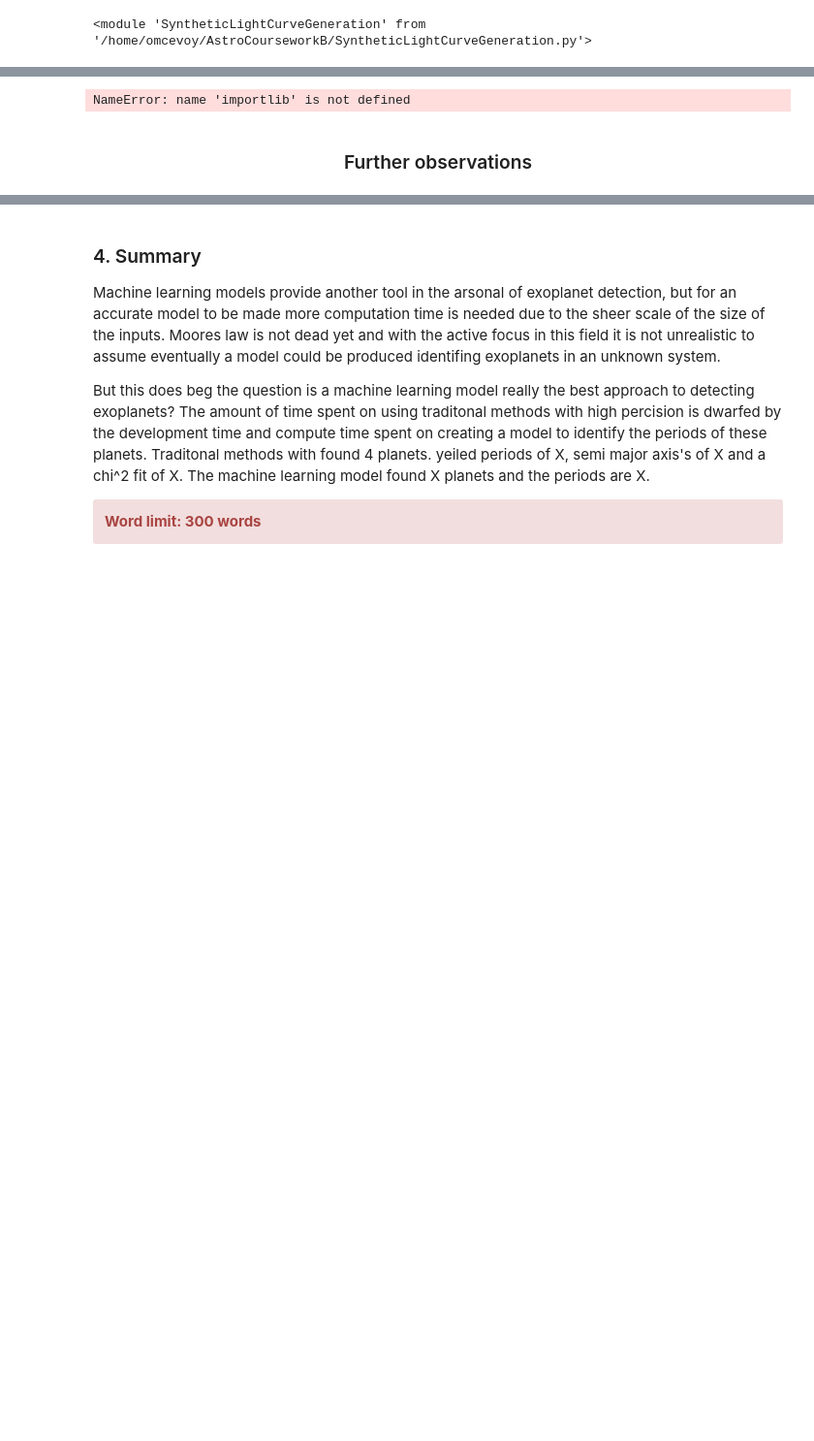
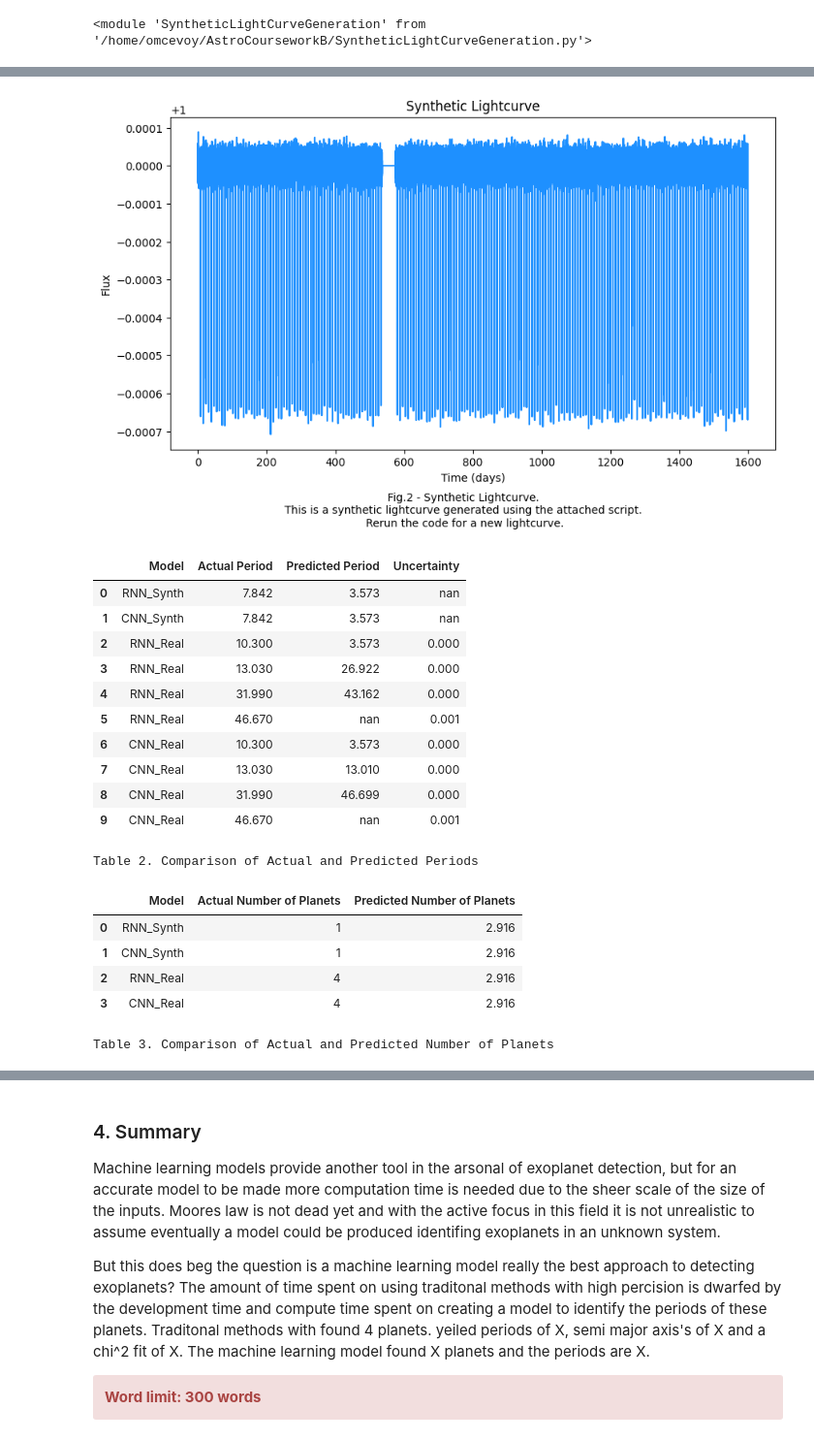
Before and after one commit to OliverMcEvoy/PlanetFinder, a Jupyter notebook: Coursework_B_24474.ipynb, the cells around one changed output, grey strips where cells are left out. Shown at 97% size. Saved outputs shown, nothing was run; the diff lists cells and outputs as text; code cells hidden in the pictures; blank space fills up the shorter version.

```diff
--- a/Coursework_B_24474.ipynb
+++ b/Coursework_B_24474.ipynb
@@ -129,16 +141,21 @@ The periods of the transit can be verified by phase folding the light cuvre, as
 # %%
-importlib.reload(tff)
-importlib.reload(pg)
+# Load the data into a dataframe.
+# Medfilt found to be best
+fits_file_path = 'CourseworkData/Objectlc'
+kepler_dataframe = tff.loadDataFromFitsFiles(fits_file_path,'medfilt')
 
 
 if i_just_want_to_see_the_code_run:
       allowed_deviation = 0.01
       resolution_of_bls = 1000
+      # Note this will cause some unphysical uncertainites, but it will run faster.
       number_of_bootstrap_iterations_for_uncertainties = 1
+      bootstrap_resolution = 1000
 else:
       allowed_deviation = 0.01
       resolution_of_bls = 10000
-      number_of_bootstrap_iterations_for_uncertainties = 1
+      number_of_bootstrap_iterations_for_uncertainties = 100
+      bootstrap_resolution = 1000
 
 
 peaks = [10.3,13.03,31.99,46.67]
@@ -152,7 +169,8 @@ bls_analysis_results = tff.analyze_peaks_with_bls(
       duration_range=(0.01, 0.25),
       resolution=resolution_of_bls,
       allowed_deviation=allowed_deviation,
-      n_bootstrap=number_of_bootstrap_iterations_for_uncertainties
+      n_bootstrap=number_of_bootstrap_iterations_for_uncertainties,
+      bootstrap_resolution=bootstrap_resolution
 )
 # %%
 importlib.reload(tff)
@@ -584,21 +574,39 @@ Those focussing on more advanced data analysis can use part of their word count
 \end{array}
 \end{array}
 \end{array}
-# %%
-importlib.reload(ml_prediction)
-
-ml_results = {}
-
-
-RNN_model_path = 'RNN_Model.pth'
-
-
-
-ml_results['RNN_Synth'] = ml_prediction.main(RNN_model_path,'RNN',True)
-
-print(ml_results['RNN_Synth']['true_periods'])
-print(ml_results['RNN_Synth']['predicted_periods'])
-# %% [output]
-NameError: name 'importlib' is not defined
-# %% [markdown]
-<h3 align = 'center'> Further observations </h3>
+# %%
+importlib.reload(ml_prediction)
+
+ml_results = {}
+
+
+RNN_model_path = 'Models/RnnModel.pth'
+CNN_model_path = 'Models/CnnModel.pth'
+max_planets_in_system = 5
+
+
+ml_results['RNN_Synth'],ml_results['CNN_Synth'] = ml_prediction.main(model_path=RNN_model_path,model_name='both',comparison_model_path=CNN_model_path,generate_light_curve=True, max_planets_in_system=max_planets_in_system)
+ml_results['RNN_Real'],ml_results['CNN_Real'] = ml_prediction.main(model_path=RNN_model_path,model_name='both',comparison_model_path=CNN_model_path,generate_light_curve=False, max_planets_in_system=max_planets_in_system)
+
+
+ml_prediction.print_comparison_results(ml_results,bls_analysis_results)
+# %% [output]
+[figure, added]
+|  | Model | Actual Period | Predicted Period | Uncertainty |
+| 0 | RNN_Synth | 7.842 | 3.573 | nan |
+| 1 | CNN_Synth | 7.842 | 3.573 | nan |
+| 2 | RNN_Real | 10.300 | 3.573 | 0.000 |
+| 3 | RNN_Real | 13.030 | 26.922 | 0.000 |
+| 4 | RNN_Real | 31.990 | 43.162 | 0.000 |
+| 5 | RNN_Real | 46.670 | nan | 0.001 |
+| 6 | CNN_Real | 10.300 | 3.573 | 0.000 |
+| 7 | CNN_Real | 13.030 | 13.010 | 0.000 |
+| 8 | CNN_Real | 31.990 | 46.699 | 0.000 |
+| 9 | CNN_Real | 46.670 | nan | 0.001 |
+Table 2. Comparison of Actual and Predicted Periods
+|  | Model | Actual Number of Planets | Predicted Number of Planets |
+| 0 | RNN_Synth | 1 | 2.916 |
+| 1 | CNN_Synth | 1 | 2.916 |
+| 2 | RNN_Real | 4 | 2.916 |
+| 3 | CNN_Real | 4 | 2.916 |
+Table 3. Comparison of Actual and Predicted Number of Planets
```
Also changed, not shown: parts of 17 cells of this notebook, 6 other files.
